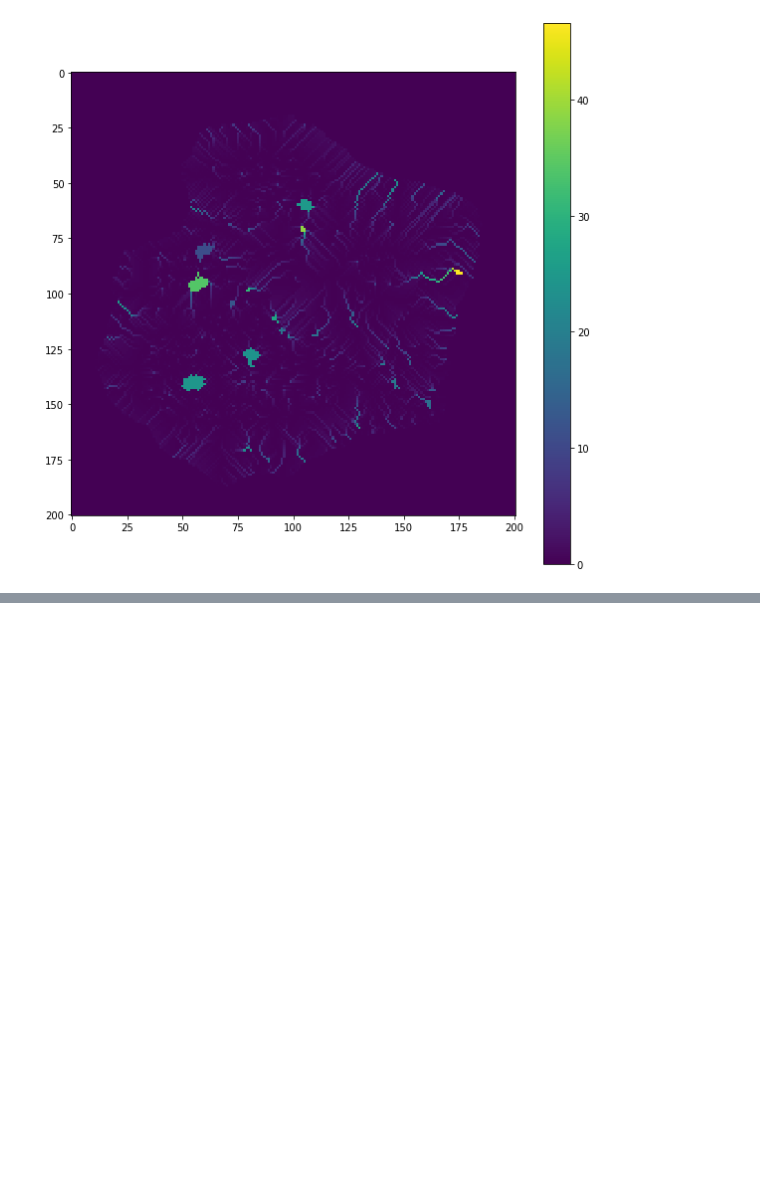
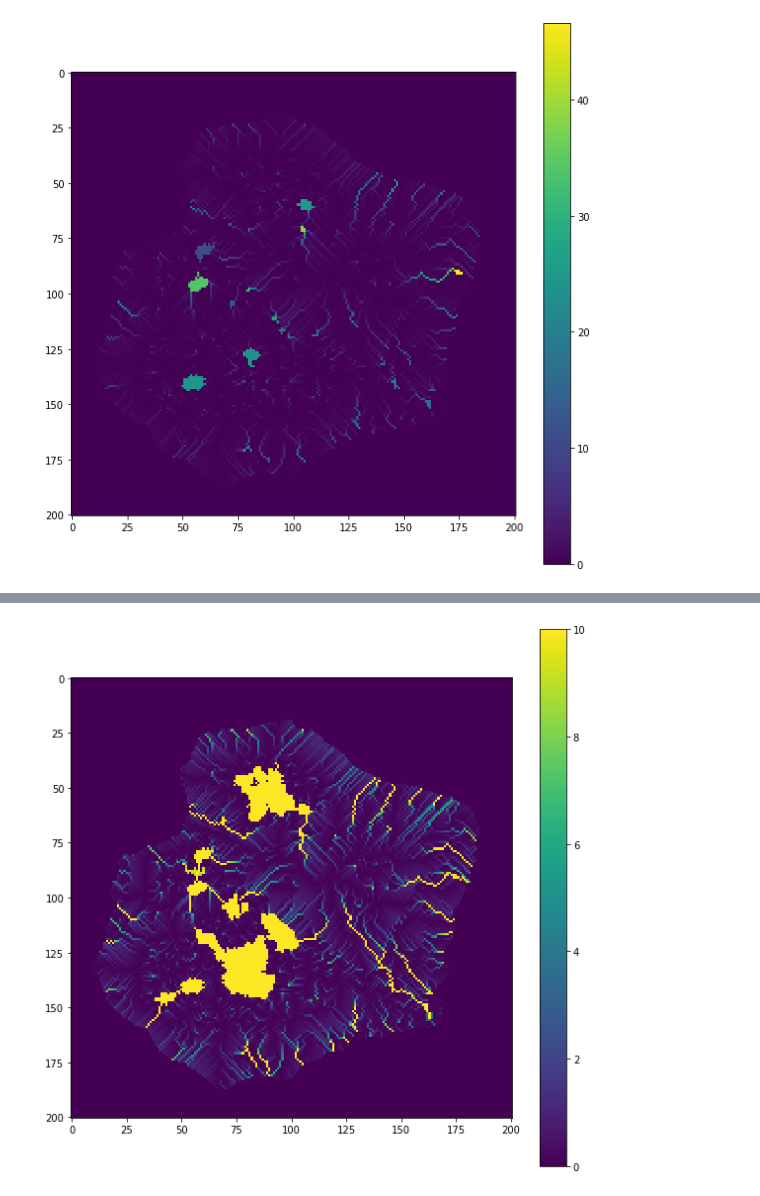
Before and after one commit to peckben1/IslandMaker, a Jupyter notebook: PerlinBlessed.ipynb, the cells around one changed output, grey strips where cells are left out. Cells and saved outputs as stored; diff of their text form; code cells hidden in the pictures; blank space fills up the shorter version.

```diff
--- a/PerlinBlessed.ipynb
+++ b/PerlinBlessed.ipynb
@@ -271,7 +287,11 @@ stale_muffin = muffin
 # %% [output]
 [figure]
 # %%
+# Creation of outflow array to determine locations of new ponds formed from pond outflows
 crepe = np.zeros(shape)
+stale_crepe = np.copy(crepe)
+
+# Outflow from initial ponds
 for pond in ponds:
     step = pond.pointer
     step2 = step.pointer
@@ -284,7 +304,9 @@ for pond in ponds:
         if member not in pond_pixels:
             pond_pixels.append(member)
 
-for rang in range(100):
+# Create new ponds from outflow, run outflow from those ponds, and repeat until array stabilizes
+while np.sum(crepe != stale_crepe) != 0:
+    stale_crepe = np.copy(crepe)
     for pixel in reversed(eclair):
         if (pixel.pointer == pixel) and (crepe[pixel.y][pixel.x] != 0) and (pixel not in pond_pixels) and (pixel.z >= 0):
             new_pond = Pond(pixel)
@@ -302,12 +324,3 @@ for rang in range(100):
             for member in new_pond.members:
                 if member not in pond_pixels:
                     pond_pixels.append(member)
-
-for i in range(d):
-    for j in range(d):
-        if crepe[i][j] > 10:
-            crepe[i][j] = 10
-
-plt.figure(figsize=(10,10))
-plt.imshow(crepe)
-plt.colorbar();
@@ -315,0 +339,26 @@ plt.colorbar();
+# %%
+# Combination of outflows, ponds, and initial flows
+muffin = np.zeros((d,d))
+for i in range(d):
+    for j in range(d):
+        if pancake[i][j].vol > 1000:
+            muffin[i][j] = 1000
+        else:
+            muffin[i][j] = pancake[i][j].vol
+for pond in ponds:
+    for member in pond.members:
+        muffin[member.y][member.x] = pond.vol
+
+cruffin = crepe+muffin
+for i in range(d):
+    for j in range(d):
+        if pancake[i][j].z <= 0:
+            cruffin[i][j] = 0
+        if cruffin[i][j] > 10:
+            cruffin[i][j] = 10
+
+plt.figure(figsize=(10,10))
+plt.imshow(cruffin)
+plt.colorbar();
+# %% [output]
+[figure, added]
```
Also changed, not shown: parts of 25 cells of this notebook.
